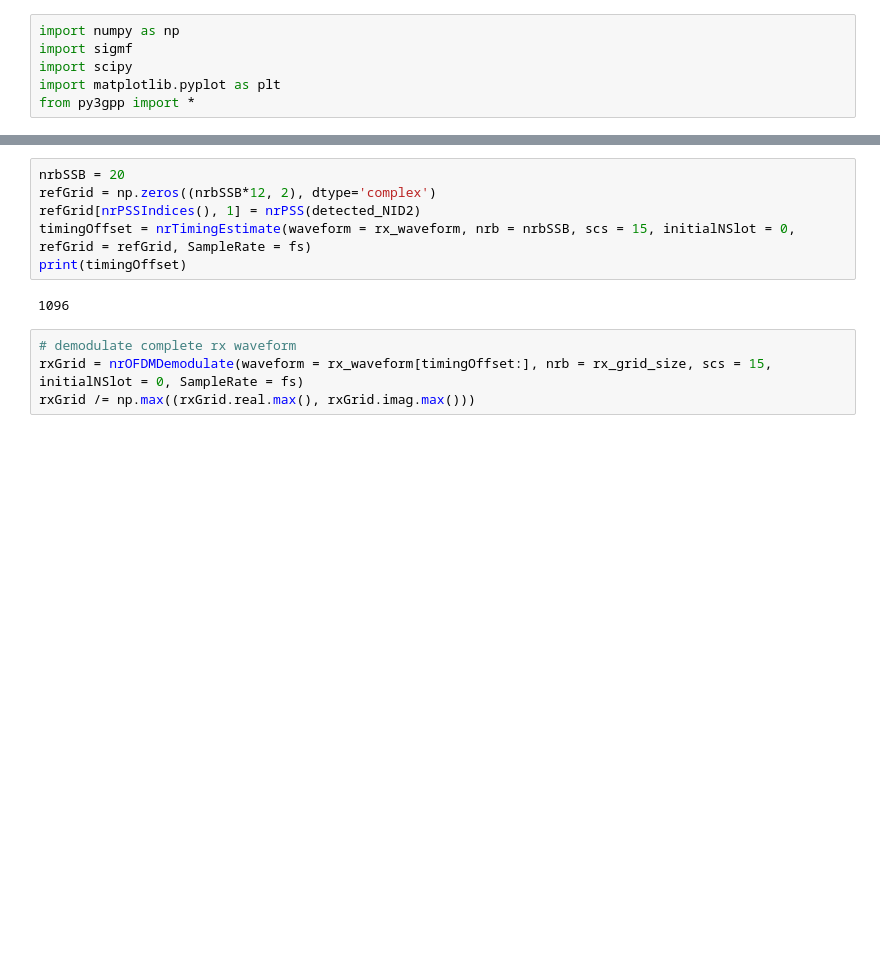
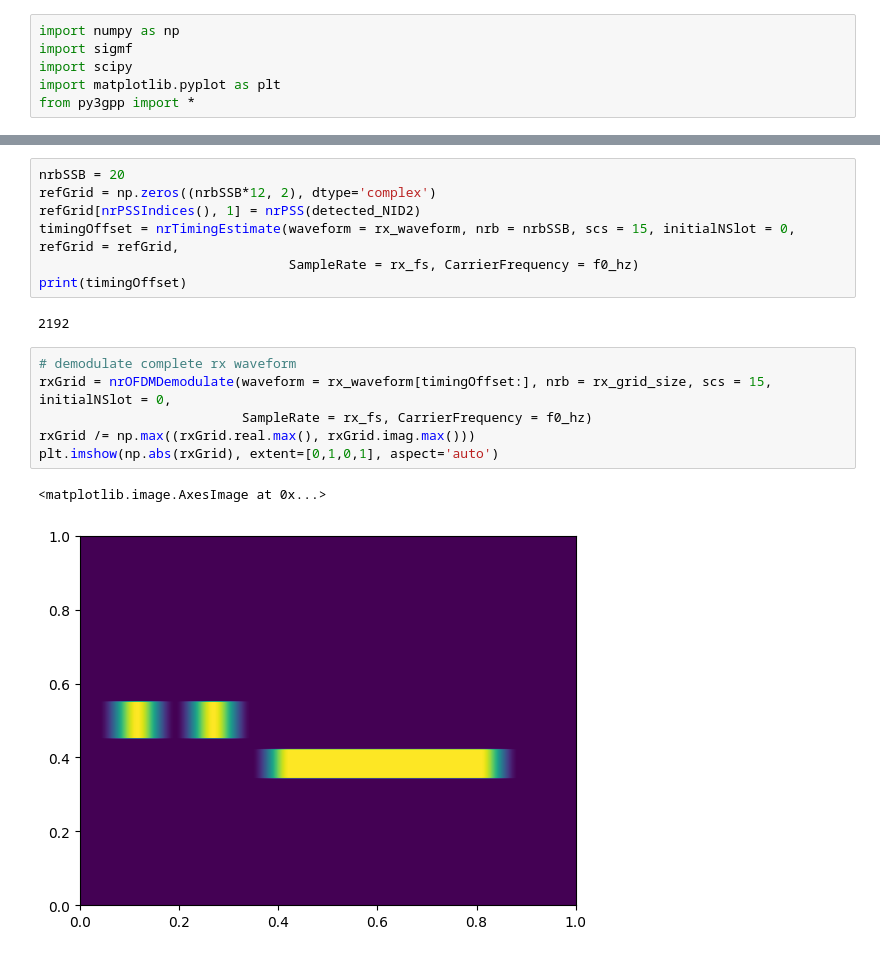
Before and after one commit to catkira/5G_experiments, a Jupyter notebook: phase_comp.ipynb, the cells around one changed output, grey strips where cells are left out. Saved outputs shown, nothing was run; the diff lists cells and outputs as text; blank space fills up the shorter version.

```diff
--- a/phase_comp.ipynb
+++ b/phase_comp.ipynb
@@ -54,14 +66,20 @@ detected NID2 is 0 at 2272
 nrbSSB = 20
 refGrid = np.zeros((nrbSSB*12, 2), dtype='complex')
 refGrid[nrPSSIndices(), 1] = nrPSS(detected_NID2)
-timingOffset = nrTimingEstimate(waveform = rx_waveform, nrb = nrbSSB, scs = 15, initialNSlot = 0, refGrid = refGrid, SampleRate = fs)
+timingOffset = nrTimingEstimate(waveform = rx_waveform, nrb = nrbSSB, scs = 15, initialNSlot = 0, refGrid = refGrid,
+                                SampleRate = rx_fs, CarrierFrequency = f0_hz)
 print(timingOffset)
 # %% [output]
-1096
+2192
 # %%
 # demodulate complete rx waveform
-rxGrid = nrOFDMDemodulate(waveform = rx_waveform[timingOffset:], nrb = rx_grid_size, scs = 15, initialNSlot = 0, SampleRate = fs)
+rxGrid = nrOFDMDemodulate(waveform = rx_waveform[timingOffset:], nrb = rx_grid_size, scs = 15, initialNSlot = 0,
+                          SampleRate = rx_fs, CarrierFrequency = f0_hz)
 rxGrid /= np.max((rxGrid.real.max(), rxGrid.imag.max()))
+plt.imshow(np.abs(rxGrid), extent=[0,1,0,1], aspect='auto')
+# %% [output]
+<matplotlib.image.AxesImage at 0x...>
+[figure, added]
 # %%
 sssIndices = nrPSSIndices() + rxGrid.shape[0] // 2 - 120
 sssRx = nrExtractResources(sssIndices, rxGrid[:, 3:])
```
Also changed, not shown: parts of 7 cells of this notebook.
